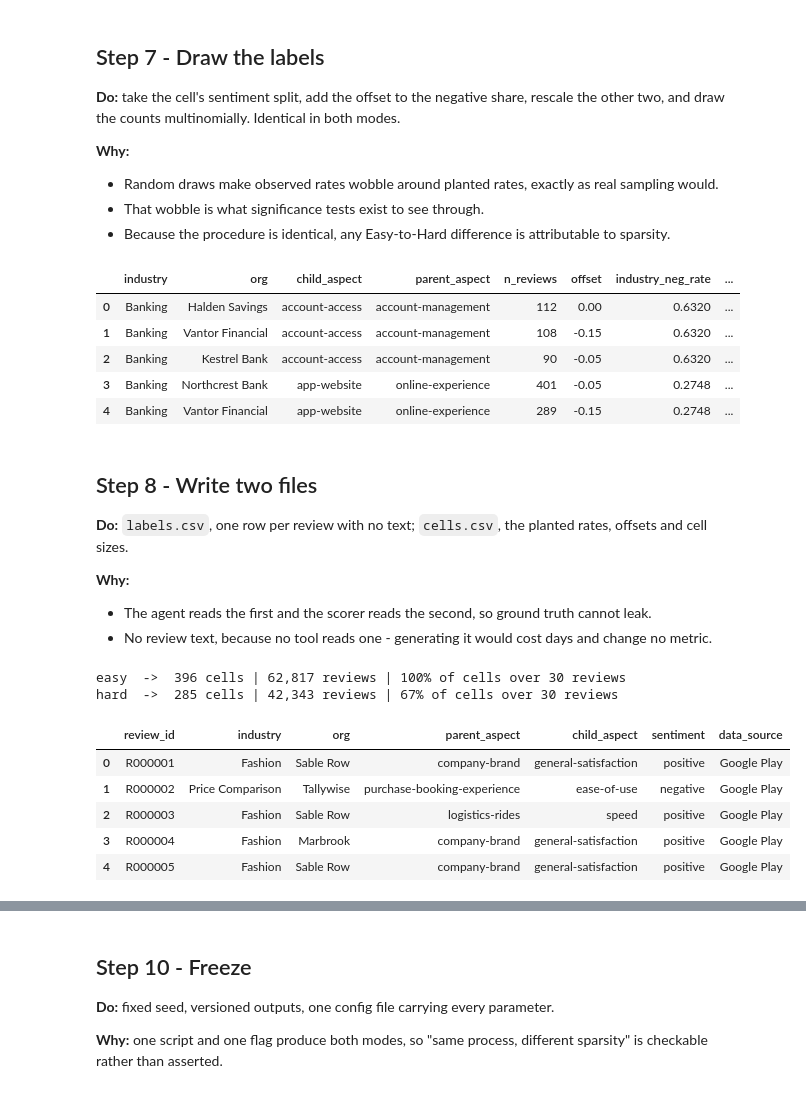
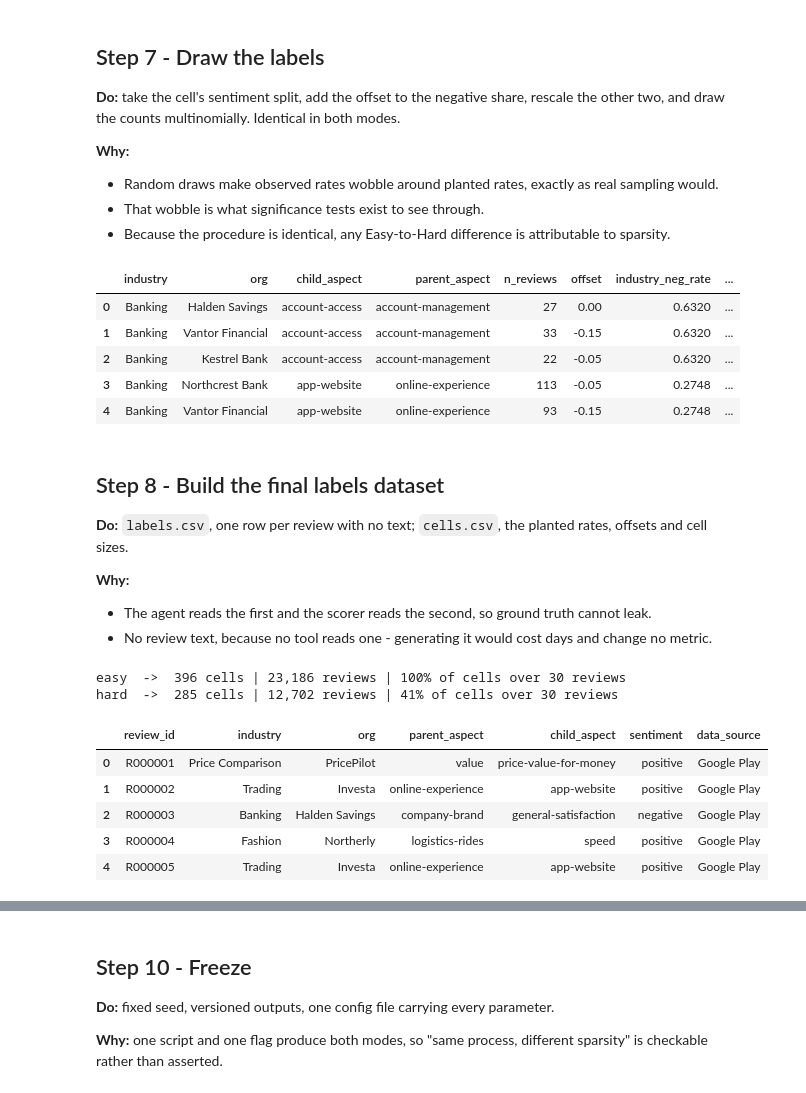
Before and after one commit to zhenyenchan/msc-cx-agent-bench, a Jupyter notebook: notebooks/data_generation_v2.ipynb, the cells around one changed output, grey strips where cells are left out. Cells and saved outputs as stored; diff of their text form; code cells hidden in the pictures.

```diff
--- a/notebooks/data_generation_v2.ipynb
+++ b/notebooks/data_generation_v2.ipynb
@@ -263,8 +360,14 @@ anything under 30; Hard leaves small cells small.
 - Small cells surviving in Hard is the sparsity the agent has to notice.
 # %%
 def cell_size(industry, aspect, mode, rng):
-    """Reviews in this cell: FABSA's volume for the pair, jittered; floored at 30 for Easy."""
-    volume = REVIEW_COUNT.get((industry, aspect)) or int(rng.choice(SIZES))
+    """Reviews in this cell: FABSA's volume for the pair, split across the industry's orgs.
+
+    The split is what keeps Hard thin. Handing every org the whole group's volume would give the
+    industry x aspect group 3-4x what FABSA recorded, so a cell could only fall under 30 where
+    FABSA had almost nothing -- Hard's sparsity would be missing cells rather than small ones,
+    and the small offsets meant to sit below detection would become detectable.
+    """
+    volume = (REVIEW_COUNT.get((industry, aspect)) or int(rng.choice(SIZES))) / len(ORGS[industry])
     size   = int(volume * rng.uniform(*SIZE_JITTER))
     return max(size, MIN_REVIEWS) if mode == "easy" else max(size, 1)
 
@@ -272,7 +375,8 @@ def cell_size(industry, aspect, mode, rng):
 # four recorded cells, largest to smallest: Easy lifts the thin ones, Hard keeps them thin.
 # Cells FABSA never recorded (e.g. Streaming x email) exist only in Easy, sized from the pool.
 demo = np.random.default_rng(SEED)
-print(pd.DataFrame([{"industry": i, "aspect": a, "fabsa": REVIEW_COUNT.get((i, a), 0),
+print(pd.DataFrame([{"industry": i, "aspect": a, "fabsa_group": REVIEW_COUNT.get((i, a), 0),
+                     "orgs": len(ORGS[i]),
                      "easy": cell_size(i, a, "easy", demo), "hard": cell_size(i, a, "hard", demo)}
                     for i, a in [("Banking", "app-website"), ("Groceries", "phone"),
                                  ("Ride Hailing", "reviews"), ("Banking", "reviews")]]
@@ -297,6 +401,7 @@ two, and draw the counts multinomially. Identical in both modes.
 def build_cells(mode, seed=SEED):
     """One row per surviving cell: its size, what was planted in it, and what was drawn."""
     rng, rows = np.random.default_rng(seed), []
+    worst = BIGGEST_PROBLEM[mode]
     for industry, org, aspect in surviving_cells(mode, rng):
         split    = sentiment_split(industry, aspect)
         negative = PLANTED_RATE[org, aspect]
@@ -309,7 +414,8 @@ def build_cells(mode, seed=SEED):
                      "offset": OFFSET[org, aspect],
                      "industry_neg_rate": round(split["negative"], 4),
                      "planted_neg_rate": round(negative, 4),
-                     "is_biggest_problem": aspect == BIGGEST_PROBLEM[org],
+                     "is_biggest_problem": aspect == worst[org],
+                     "is_planted_null": planted_null(industry, org, aspect),
                      **{s: int(n) for s, n in zip(SENTIMENTS, drawn)}})
     cells = pd.DataFrame(rows)
     cells["observed_neg_rate"] = (cells.negative / cells.n_reviews).round(4)
@@ -320,13 +426,13 @@ def build_cells(mode, seed=SEED):
 build_cells(PREVIEW).head()
 # %% [output]
 |  | industry | org | child_aspect | parent_aspect | n_reviews | offset | industry_neg_rate | ... |
-| 0 | Banking | Halden Savings | account-access | account-management | 112 | 0.00 | 0.6320 | ... |
-| 1 | Banking | Vantor Financial | account-access | account-management | 108 | -0.15 | 0.6320 | ... |
-| 2 | Banking | Kestrel Bank | account-access | account-management | 90 | -0.05 | 0.6320 | ... |
-| 3 | Banking | Northcrest Bank | app-website | online-experience | 401 | -0.05 | 0.2748 | ... |
-| 4 | Banking | Vantor Financial | app-website | online-experience | 289 | -0.15 | 0.2748 | ... |
+| 0 | Banking | Halden Savings | account-access | account-management | 27 | 0.00 | 0.6320 | ... |
+| 1 | Banking | Vantor Financial | account-access | account-management | 33 | -0.15 | 0.6320 | ... |
+| 2 | Banking | Kestrel Bank | account-access | account-management | 22 | -0.05 | 0.6320 | ... |
+| 3 | Banking | Northcrest Bank | app-website | online-experience | 113 | -0.05 | 0.2748 | ... |
+| 4 | Banking | Vantor Financial | app-website | online-experience | 93 | -0.15 | 0.2748 | ... |
 # %% [markdown]
-## Step 8 - Write two files
+## Step 8 - Build the final labels dataset
 
 **Do:** `labels.csv`, one row per review with no text; `cells.csv`, the planted rates, offsets and
 cell sizes.
@@ -339,39 +445,41 @@ def to_labels(cells, seed=SEED):
     """Expand cell counts into one row per review, shuffled, with an id and a source."""
     rng  = np.random.default_rng(seed)
     long = cells.melt(["industry", "org", "parent_aspect", "child_aspect"], SENTIMENTS,
                       var_name="sentiment", value_name="n")
     labels = (long.loc[long.index.repeat(long.n)].drop(columns="n")
               .sample(frac=1, random_state=seed).reset_index(drop=True))
     labels.insert(0, "review_id", [f"R{i:06d}" for i in range(1, len(labels) + 1)])
     labels["data_source"] = rng.choice(SOURCE_MIX.index, len(labels), p=SOURCE_MIX.values)
     return labels[["review_id", "industry", "org", "parent_aspect", "child_aspect",
                    "sentiment", "data_source"]]
 
 
 DATASETS = {}
 for mode in ("easy", "hard"):
     cells  = build_cells(mode)
     labels = to_labels(cells)
     folder = OUT_DIR / mode
     folder.mkdir(exist_ok=True)
     labels.to_csv(folder / "labels.csv", index=False)          # the agent reads this
     cells.to_csv(folder / "cells.csv", index=False)            # the scorer reads this
     DATASETS[mode] = (labels, cells)
     print(f"{mode:5s} -> {len(cells):4d} cells | {len(labels):6,d} reviews | "
           f"{cells.over_min_reviews.mean():.0%} of cells over {MIN_REVIEWS} reviews")
 
+# The offsets are shared by both modes -- only which aspect they leave as the worst one differs.
 pd.DataFrame([{"industry": i, "org": o, "child_aspect": a, "offset": OFFSET[o, a],
                "planted_neg_rate": round(PLANTED_RATE[o, a], 4),
-               "is_biggest_problem": a == BIGGEST_PROBLEM[o]}
+               "is_tied_aspect": planted_null(i, o, a),
+               **{f"is_biggest_problem_{m}": a == BIGGEST_PROBLEM[m][o] for m in DATASETS}}
               for i, o in ALL_ORGS for a in ASPECTS]).to_csv(OUT_DIR / "offsets.csv", index=False)
 DATASETS[PREVIEW][0].head()
 # %% [output]
-easy  ->  396 cells | 62,817 reviews | 100% of cells over 30 reviews
-hard  ->  285 cells | 42,343 reviews | 67% of cells over 30 reviews
+easy  ->  396 cells | 23,186 reviews | 100% of cells over 30 reviews
+hard  ->  285 cells | 12,702 reviews | 41% of cells over 30 reviews
 |  | review_id | industry | org | parent_aspect | child_aspect | sentiment | data_source |
-| 0 | R000001 | Fashion | Sable Row | company-brand | general-satisfaction | positive | Google Play |
-| 1 | R000002 | Price Comparison | Tallywise | purchase-booking-experience | ease-of-use | negative | Google Play |
-| 2 | R000003 | Fashion | Sable Row | logistics-rides | speed | positive | Google Play |
-| 3 | R000004 | Fashion | Marbrook | company-brand | general-satisfaction | positive | Google Play |
-| 4 | R000005 | Fashion | Sable Row | company-brand | general-satisfaction | positive | Google Play |
+| 0 | R000001 | Price Comparison | PricePilot | value | price-value-for-money | positive | Google Play |
+| 1 | R000002 | Trading | Investa | online-experience | app-website | positive | Google Play |
+| 2 | R000003 | Banking | Halden Savings | company-brand | general-satisfaction | negative | Google Play |
+| 3 | R000004 | Fashion | Northerly | logistics-rides | speed | positive | Google Play |
+| 4 | R000005 | Trading | Investa | online-experience | app-website | positive | Google Play |
 # %% [markdown]
```
Also changed, not shown: parts of 19 cells of this notebook, 8 other files.
